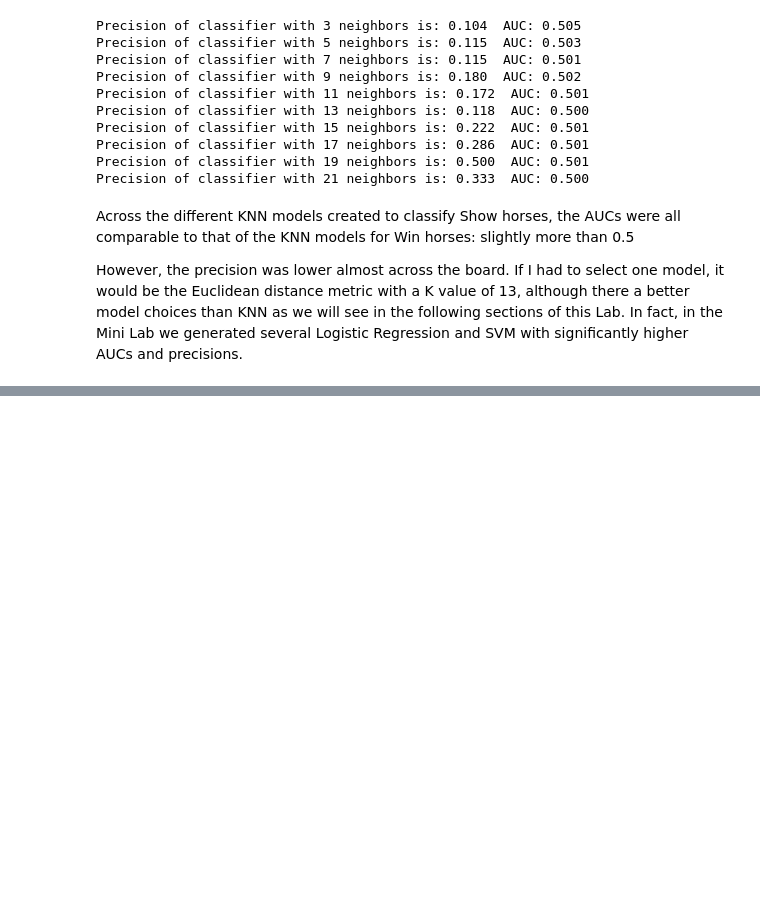
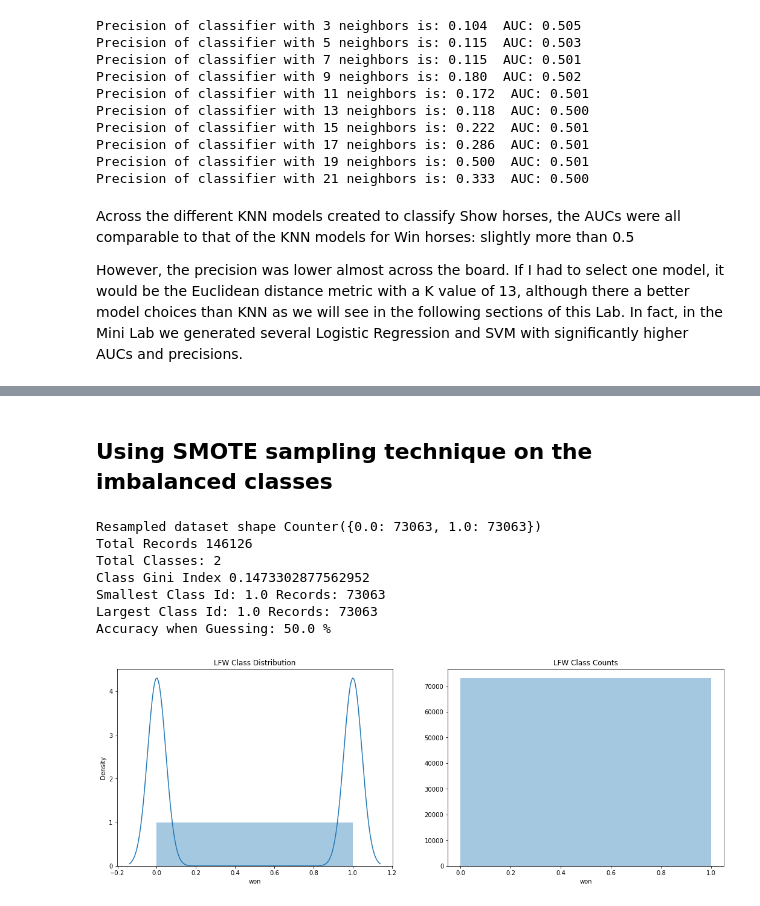
Before and after one commit to C-Stewart-GH/Hong_Kong_Horse_Racing_Project, a Jupyter notebook: Project2/Project 2 Group Book.ipynb, the cells around one changed output, grey strips where cells are left out. Cells and saved outputs as stored; diff of their text form; code cells hidden in the pictures; blank space fills up the shorter version.

```diff
--- a/Project2/Project 2 Group Book.ipynb
+++ b/Project2/Project 2 Group Book.ipynb
@@ -451,0 +698,37 @@ Summarize the Lab here.
+# %% [markdown]
+## Using SMOTE sampling technique on the imbalanced classes
+# %%
+# Oversample using SMOTE
+# Make all classes the same size as the majority class.
+sm = SMOTE(sampling_strategy='not majority', random_state = 0)
+X_sm, y_sm = sm.fit_resample(runs_data, runs_target)
+
+print('Resampled dataset shape %s' % Counter(y_sm))
+# Plot the new class distributions for y using the same funnction as above.
+def gini_index(y):
+    probs = pd.value_counts(y,normalize=True)
+    return 1 - np.sum(np.square(probs))
+
+def plot_class_dist(y):
+    fig, axarr = plt.subplots(1, 2, figsize=(18, 6))
+    class_ct = len(np.unique(y))
+    vc = pd.value_counts(y)
+    print('Total Records', len(y))
+    print('Total Classes:', class_ct)
+    print('Class Gini Index', gini_index(runs_target))
+    print('Smallest Class Id:',vc.idxmin(),'Records:',vc.min())
+    print('Largest Class Id:',vc.idxmax(),'Records:',vc.max())
+    print('Accuracy when Guessing:', np.round( (1 / len(np.unique(y))) * 100, 2), '%')
+
+    sns.distplot(y, ax=axarr[0], bins=class_ct).set_title('LFW Class Distribution');
+    sns.distplot(y, ax=axarr[1], kde=False, bins=class_ct).set_title('LFW Class Counts');
+plot_class_dist(y_sm)
+# %% [output]
+Resampled dataset shape Counter({0.0: 73063, 1.0: 73063})
+Total Records 146126
+Total Classes: 2
+Class Gini Index 0.1473302877562952
+Smallest Class Id: 1.0 Records: 73063
+Largest Class Id: 1.0 Records: 73063
+Accuracy when Guessing: 50.0 %
+[figure, added]
```
Also changed, not shown: parts of 163 cells of this notebook.
